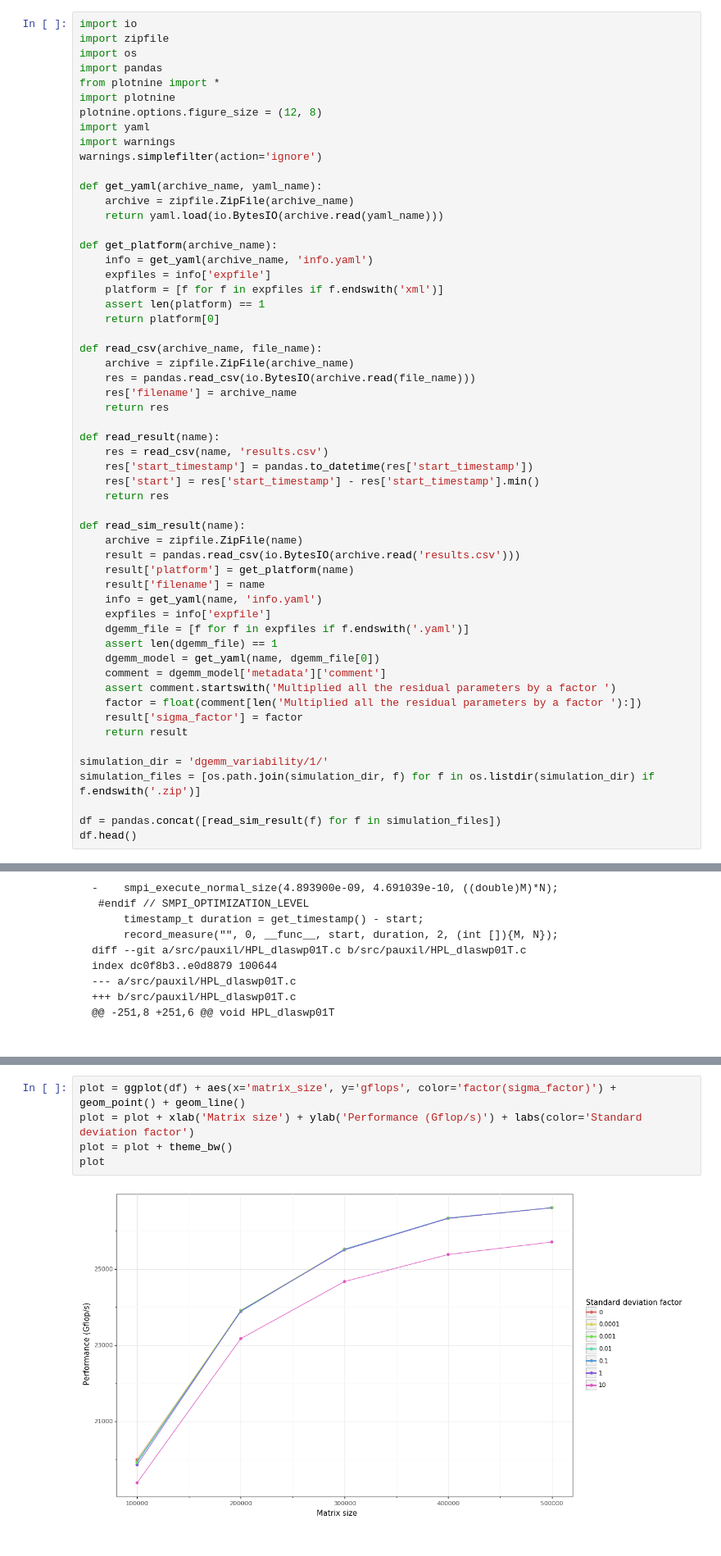
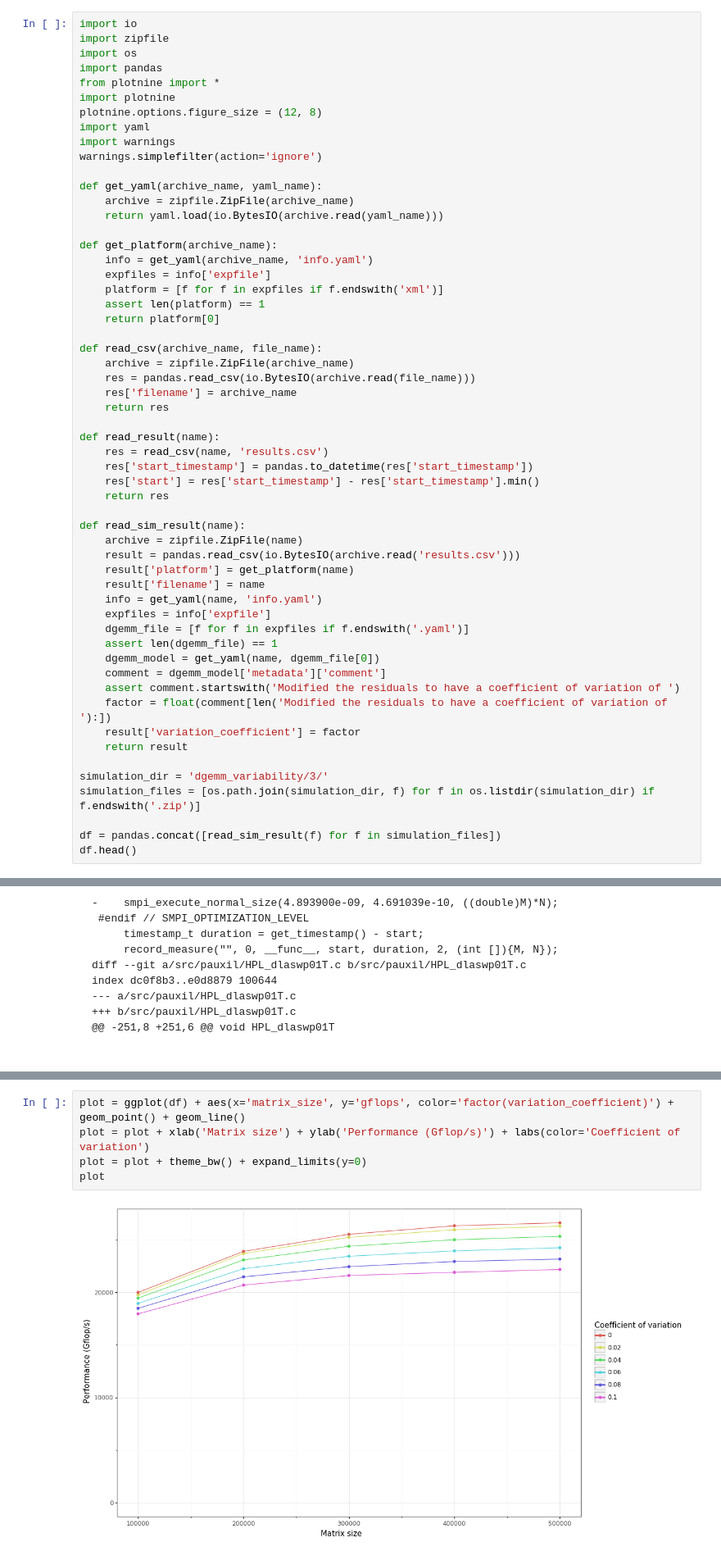
Before and after one commit to Ezibenroc/calibration_analysis, a Jupyter notebook: dahu/smpi_hpl/dgemm_variability.ipynb, the cells around one changed output, grey strips where cells are left out. Shown: that part at 82% size. Drawn from its saved outputs; the diff is of its cells as text.

Commit message:
Impact on HPL performance of dgemm variability
Using the coefficient of variation.

```diff
--- a/dahu/smpi_hpl/dgemm_variability.ipynb
+++ b/dahu/smpi_hpl/dgemm_variability.ipynb
@@ -48,12 +48,12 @@ def read_sim_result(name):
     assert len(dgemm_file) == 1
     dgemm_model = get_yaml(name, dgemm_file[0])
     comment = dgemm_model['metadata']['comment']
-    assert comment.startswith('Multiplied all the residual parameters by a factor ')
-    factor = float(comment[len('Multiplied all the residual parameters by a factor '):])
-    result['sigma_factor'] = factor
+    assert comment.startswith('Modified the residuals to have a coefficient of variation of ')
+    factor = float(comment[len('Modified the residuals to have a coefficient of variation of '):])
+    result['variation_coefficient'] = factor
     return result
 
-simulation_dir = 'dgemm_variability/1/'
+simulation_dir = 'dgemm_variability/3/'
 simulation_files = [os.path.join(simulation_dir, f) for f in os.listdir(simulation_dir) if f.endswith('.zip')]
 
 df = pandas.concat([read_sim_result(f) for f in simulation_files])
@@ -199,7 +198,7 @@ index dc0f8b3..e0d8879 100644
 # %%
-plot = ggplot(df) + aes(x='matrix_size', y='gflops', color='factor(sigma_factor)') + geom_point() + geom_line()
-plot = plot + xlab('Matrix size') + ylab('Performance (Gflop/s)') + labs(color='Standard deviation factor')
-plot = plot + theme_bw()
+plot = ggplot(df) + aes(x='matrix_size', y='gflops', color='factor(variation_coefficient)') + geom_point() + geom_line()
+plot = plot + xlab('Matrix size') + ylab('Performance (Gflop/s)') + labs(color='Coefficient of variation')
+plot = plot + theme_bw() + expand_limits(y=0)
 plot
 # %% [output]
-[figure, old version]
+[figure, new version]
```
Also changed, not shown: parts of 10 cells of this notebook, 6 other files.
